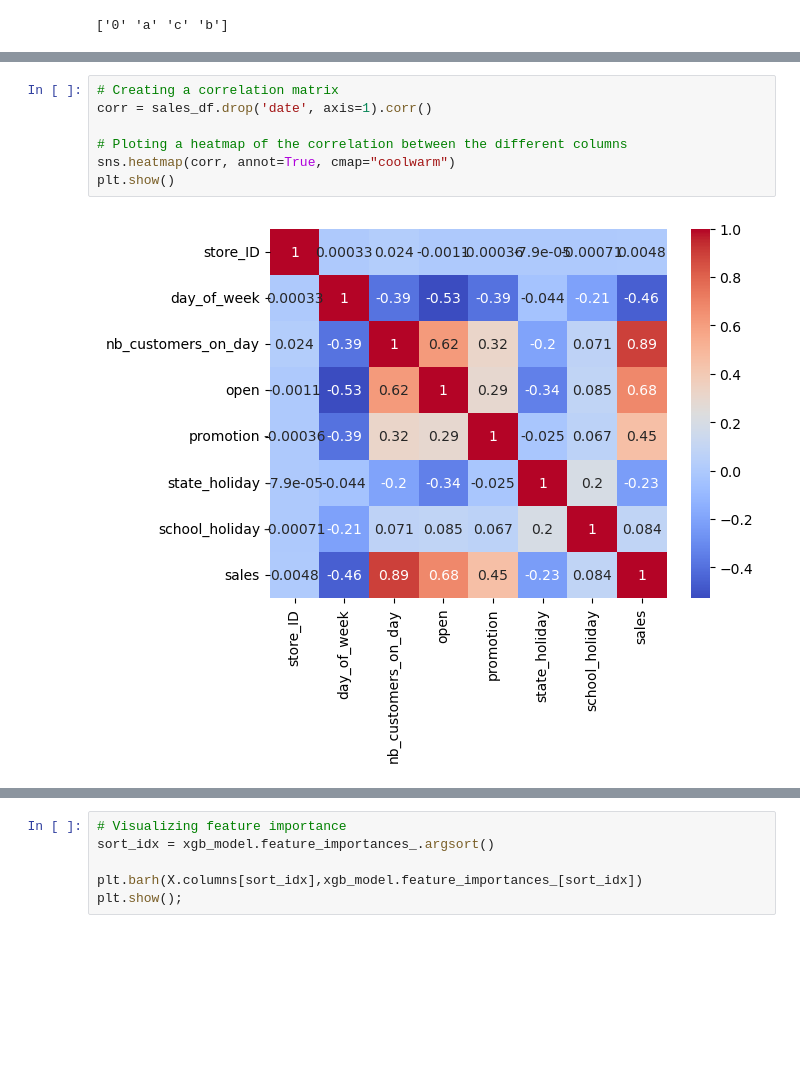
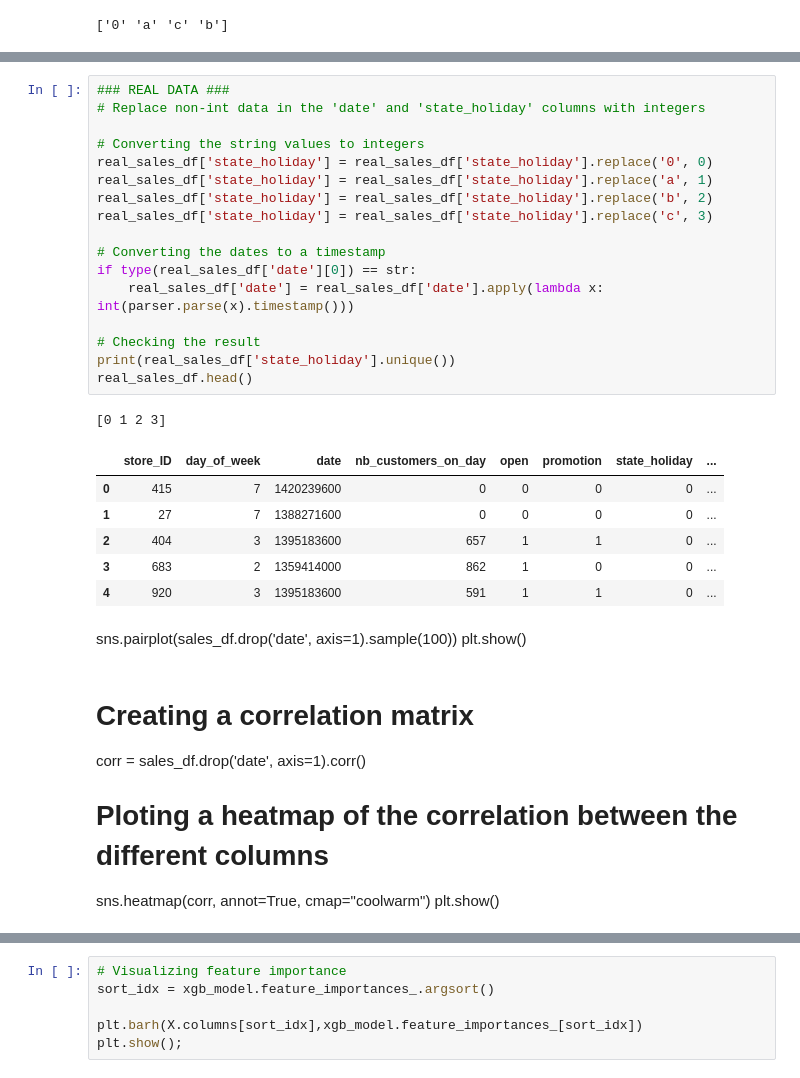
Before and after one commit to Grimngor/ironkaggle, a Jupyter notebook: main.ipynb, the cells around one changed output, grey strips where cells are left out. Cells and saved outputs as stored; diff of their text form; blank space fills up the shorter version.

```diff
--- a/main.ipynb
+++ b/main.ipynb
@@ -113,9 +125,35 @@ plt.show()
-# %%
-# Creating a correlation matrix
-corr = sales_df.drop('date', axis=1).corr()
-
-# Ploting a heatmap of the correlation between the different columns
-sns.heatmap(corr, annot=True, cmap="coolwarm")
-plt.show()
-# %% [output]
-[figure, removed]
+# %%
+### REAL DATA ###
+# Replace non-int data in the 'date' and 'state_holiday' columns with integers
+
+# Converting the string values to integers
+real_sales_df['state_holiday'] = real_sales_df['state_holiday'].replace('0', 0)
+real_sales_df['state_holiday'] = real_sales_df['state_holiday'].replace('a', 1)
+real_sales_df['state_holiday'] = real_sales_df['state_holiday'].replace('b', 2)
+real_sales_df['state_holiday'] = real_sales_df['state_holiday'].replace('c', 3)
+
+# Converting the dates to a timestamp
+if type(real_sales_df['date'][0]) == str:
+    real_sales_df['date'] = real_sales_df['date'].apply(lambda x: int(parser.parse(x).timestamp()))
+
+# Checking the result
+print(real_sales_df['state_holiday'].unique())
+real_sales_df.head()
+# %% [output]
+[0 1 2 3]
+|  | store_ID | day_of_week | date | nb_customers_on_day | open | promotion | state_holiday | ... |
+| 0 | 415 | 7 | 1420239600 | 0 | 0 | 0 | 0 | ... |
+| 1 | 27 | 7 | 1388271600 | 0 | 0 | 0 | 0 | ... |
+| 2 | 404 | 3 | 1395183600 | 657 | 1 | 1 | 0 | ... |
+| 3 | 683 | 2 | 1359414000 | 862 | 1 | 0 | 0 | ... |
+| 4 | 920 | 3 | 1395183600 | 591 | 1 | 1 | 0 | ... |
+# %% [markdown]
+sns.pairplot(sales_df.drop('date', axis=1).sample(100))
+plt.show()
+# %% [markdown]
+# Creating a correlation matrix
+corr = sales_df.drop('date', axis=1).corr()
+
+# Ploting a heatmap of the correlation between the different columns
+sns.heatmap(corr, annot=True, cmap="coolwarm")
+plt.show()
```
Also changed, not shown: parts of 11 cells of this notebook, 1 other file.
